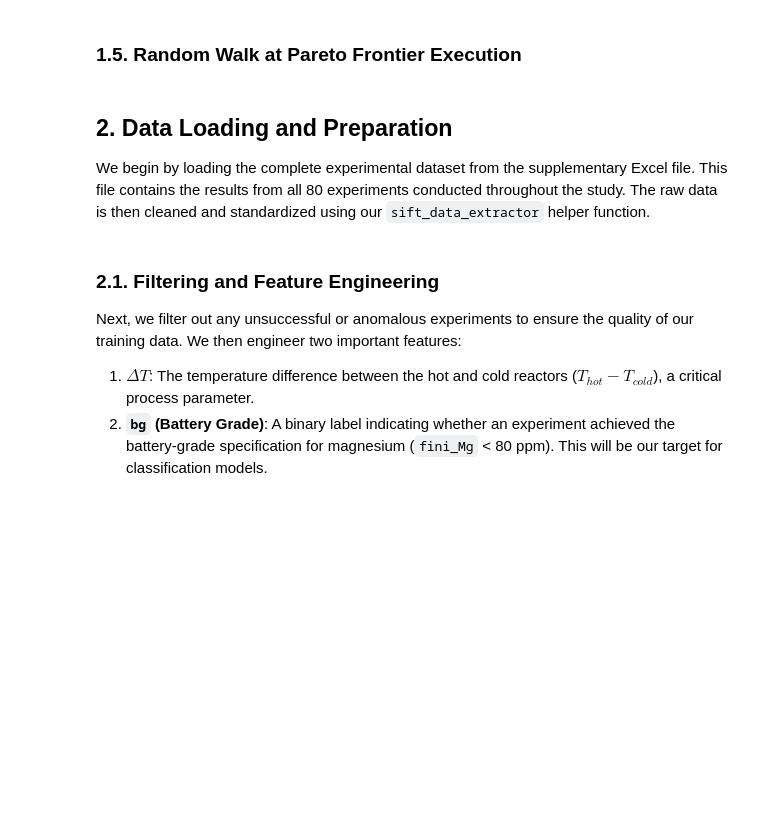
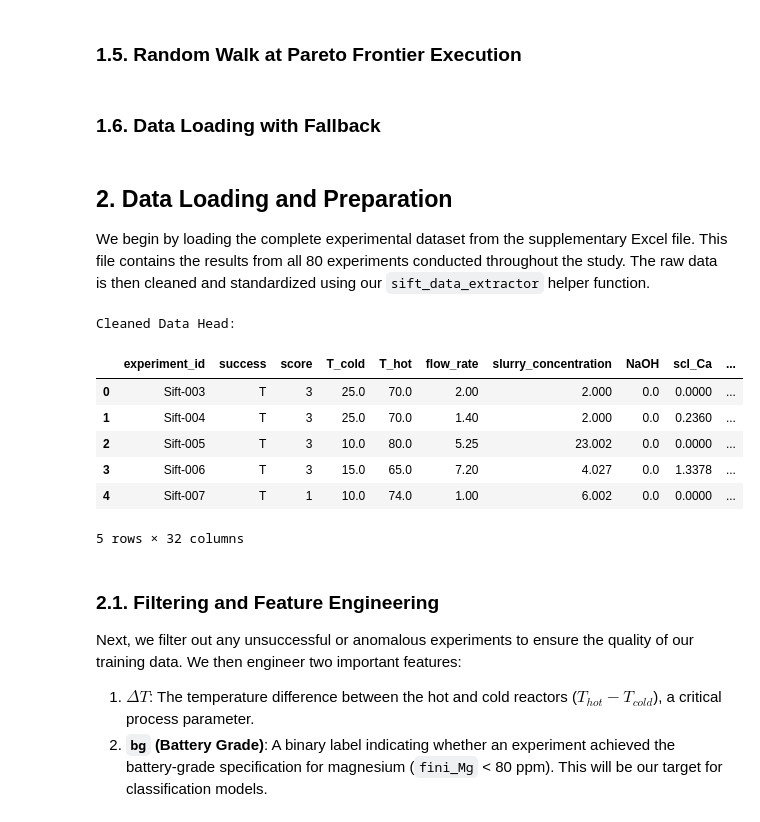
Before and after one commit to shmouses/HITL_Adaptive_Active_Learning_Lithium, a Jupyter notebook: Paper_Reproduction.ipynb, the cells around one changed output. Drawn from its saved outputs; the diff is of its cells as text; code cells hidden in the pictures; blank space fills up the shorter version.

```diff
--- a/Paper_Reproduction.ipynb
+++ b/Paper_Reproduction.ipynb
@@ -818,3 +836,5 @@ def wobble_dataframe(df, n, wobble_factor=0.25):
 
 #         plt.tight_layout()
 #         plt.show()
+# %% [markdown]
+### 1.6. Data Loading with Fallback
@@ -825,17 +971,27 @@ We begin by loading the complete experimental dataset from the supplementary Exc
 # %%
 # Provide the path to the data file
 # Note: Please adjust the path if you are running this notebook in a different directory structure.
 file_path = "Data/raw/2024_03_05_SIFT.xlsx"
 
 # Read the excel file
-raw_data = pd.read_excel(file_path)
+# raw_data = pd.read_excel(file_path)
+raw_data = read_table_resilient(file_path)
 
 # Extract and clean the data
 cleaned_data = sift_data_extractor(raw_data, ppm=True, slurry=True, score=True, NaOH=True)
 
 # Display the first few rows of the cleaned data
 print("Cleaned Data Head:")
 cleaned_data.head()
+# %% [output]
+Cleaned Data Head:
+|  | experiment_id | success | score | T_cold | T_hot | flow_rate | slurry_concentration | NaOH | scl_Ca | ... |
+| 0 | Sift-003 | T | 3 | 25.0 | 70.0 | 2.00 | 2.000 | 0.0 | 0.0000 | ... |
+| 1 | Sift-004 | T | 3 | 25.0 | 70.0 | 1.40 | 2.000 | 0.0 | 0.2360 | ... |
+| 2 | Sift-005 | T | 3 | 10.0 | 80.0 | 5.25 | 23.002 | 0.0 | 0.0000 | ... |
+| 3 | Sift-006 | T | 3 | 15.0 | 65.0 | 7.20 | 4.027 | 0.0 | 1.3378 | ... |
+| 4 | Sift-007 | T | 1 | 10.0 | 74.0 | 1.00 | 6.002 | 0.0 | 0.0000 | ... |
+5 rows × 32 columns
 # %% [markdown]
 ### 2.1. Filtering and Feature Engineering
 
```
Also changed, not shown: parts of 10 cells of this notebook.
